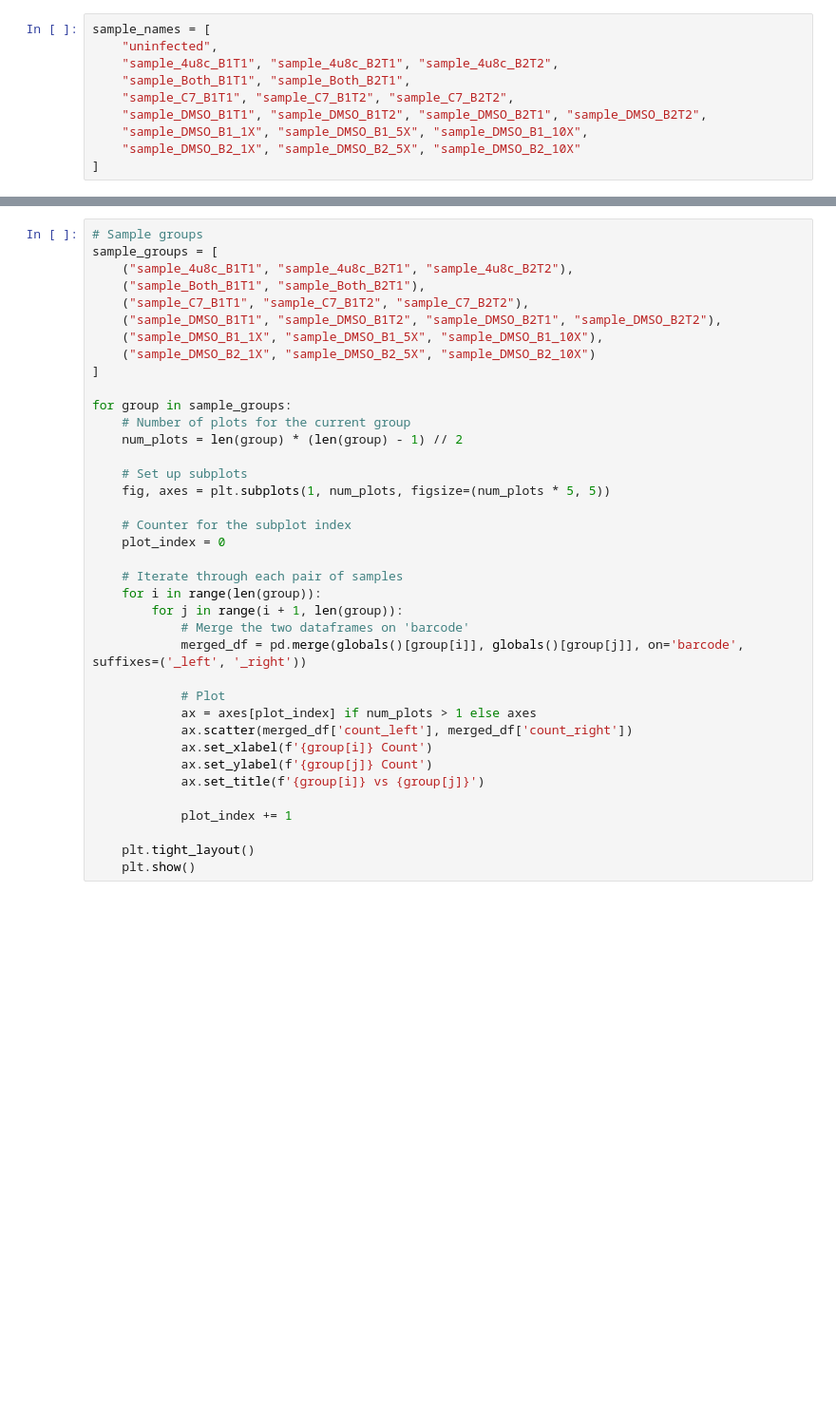
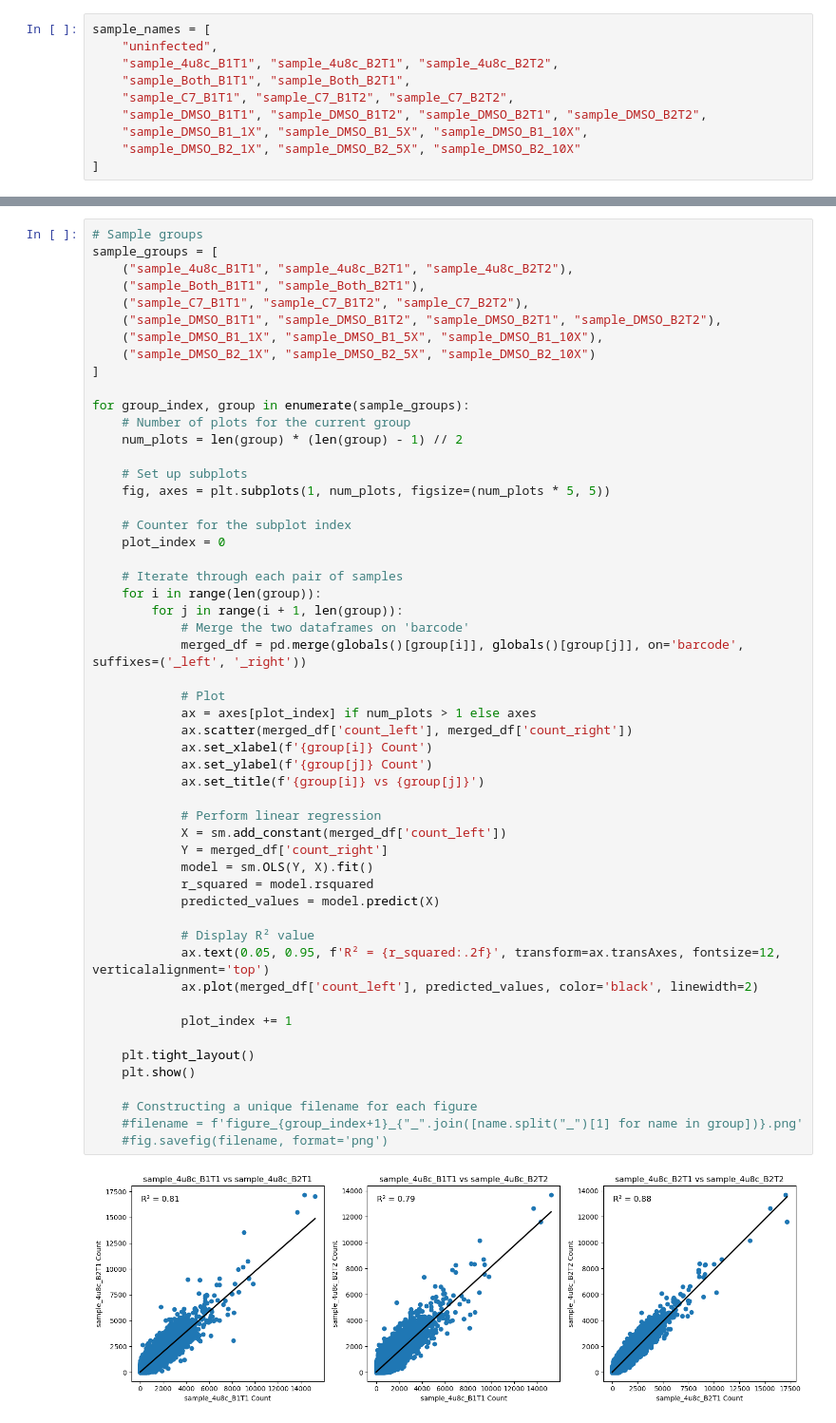
Before and after one commit to kwalcott97/kw_dms, a Jupyter notebook: Comparing sample correlations.ipynb, the cells around one changed output, grey strips where cells are left out. Shown at 95% size. Saved outputs shown, nothing was run; the diff lists cells and outputs as text; blank space fills up the shorter version.

```diff
--- a/Comparing sample correlations.ipynb
+++ b/Comparing sample correlations.ipynb
@@ -61,31 +65,48 @@ sample_groups = [
     ("sample_DMSO_B1_1X", "sample_DMSO_B1_5X", "sample_DMSO_B1_10X"),
     ("sample_DMSO_B2_1X", "sample_DMSO_B2_5X", "sample_DMSO_B2_10X")
 ]
 
-for group in sample_groups:
+for group_index, group in enumerate(sample_groups):
     # Number of plots for the current group
     num_plots = len(group) * (len(group) - 1) // 2
 
     # Set up subplots
     fig, axes = plt.subplots(1, num_plots, figsize=(num_plots * 5, 5))
 
     # Counter for the subplot index
     plot_index = 0
 
     # Iterate through each pair of samples
     for i in range(len(group)):
         for j in range(i + 1, len(group)):
             # Merge the two dataframes on 'barcode'
             merged_df = pd.merge(globals()[group[i]], globals()[group[j]], on='barcode', suffixes=('_left', '_right'))
 
             # Plot
             ax = axes[plot_index] if num_plots > 1 else axes
             ax.scatter(merged_df['count_left'], merged_df['count_right'])
             ax.set_xlabel(f'{group[i]} Count')
             ax.set_ylabel(f'{group[j]} Count')
             ax.set_title(f'{group[i]} vs {group[j]}')
 
+            # Perform linear regression
+            X = sm.add_constant(merged_df['count_left'])
+            Y = merged_df['count_right']
+            model = sm.OLS(Y, X).fit()
+            r_squared = model.rsquared
+            predicted_values = model.predict(X)
+
+            # Display R² value
+            ax.text(0.05, 0.95, f'R² = {r_squared:.2f}', transform=ax.transAxes, fontsize=12, verticalalignment='top')
+            ax.plot(merged_df['count_left'], predicted_values, color='black', linewidth=2)
+
             plot_index += 1
 
     plt.tight_layout()
     plt.show()
+
+    # Constructing a unique filename for each figure
+    #filename = f'figure_{group_index+1}_{"_".join([name.split("_")[1] for name in group])}.png'
+    #fig.savefig(filename, format='png')
+# %% [output]
+[figure, added]
```
Also changed, not shown: parts of 4 cells of this notebook, 8 other files.
